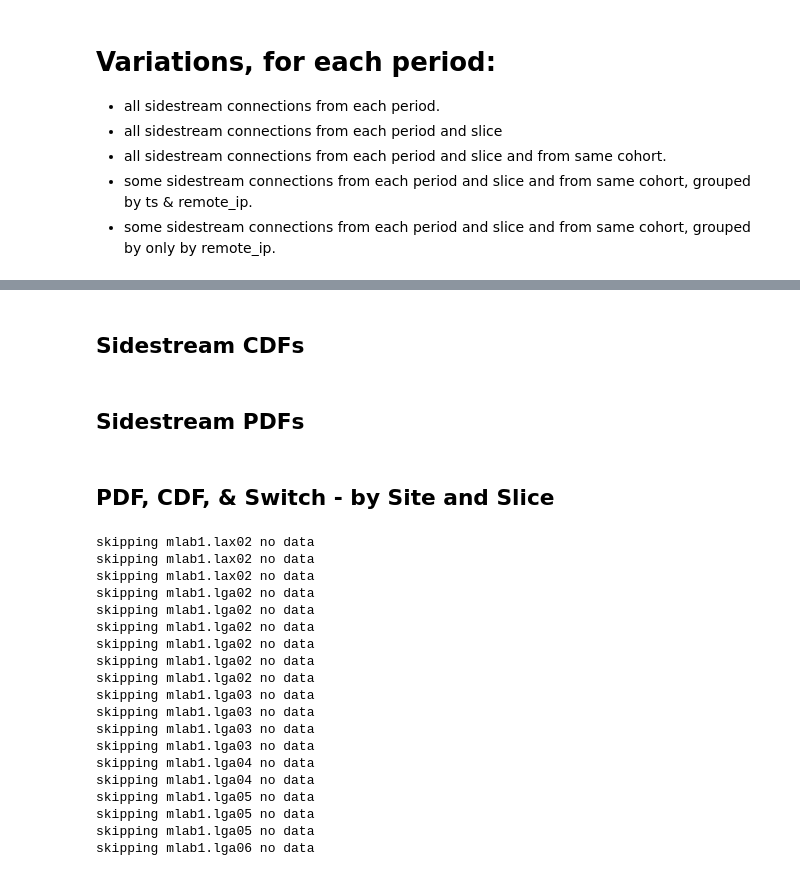
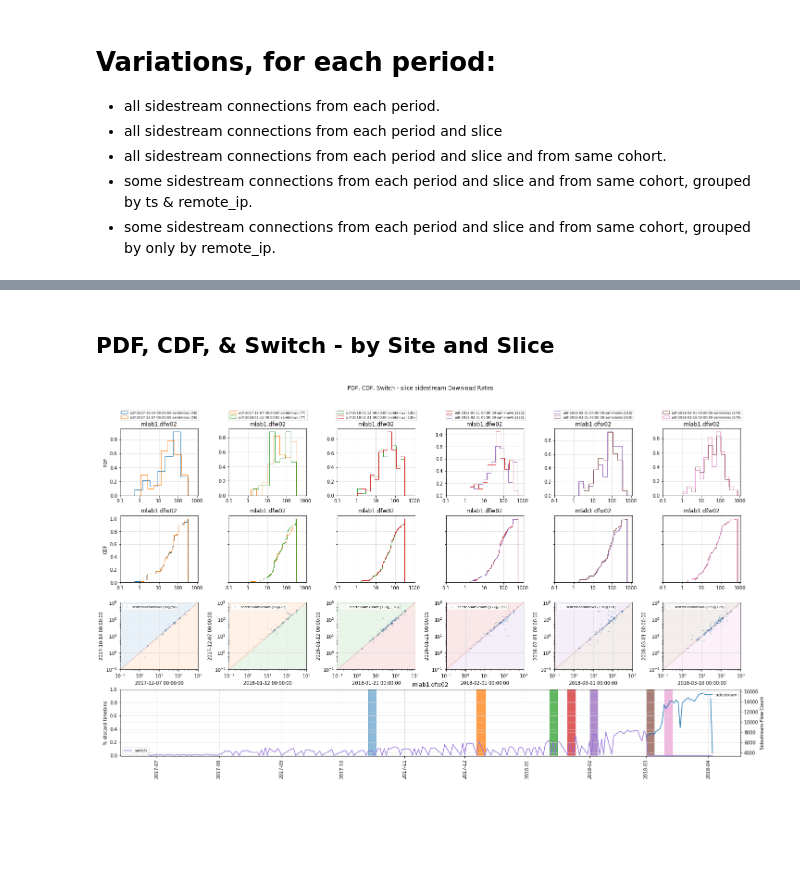
Before and after one commit to stephen-soltesz/ipython-testing, a Jupyter notebook: daily_discards.ipynb, the cells around one changed output, grey strips where cells are left out. Drawn from its saved outputs; the diff is of its cells as text; code cells hidden in the pictures; blank space fills up the shorter version.

```diff
--- a/daily_discards.ipynb
+++ b/daily_discards.ipynb
@@ -494,3 +498,33 @@ periods_list = [
     (datetime.datetime(2018,  2, 1),  datetime.datetime(2018,  3,  1)),
     (datetime.datetime(2018,  3, 1),  datetime.datetime(2018,  3,  10)),
 ]
+# %%
+df_disco_discards = run_query("""
+#standardSQL
+SELECT
+  name AS hostname,
+  FORMAT_TIMESTAMP("%Y-%m-%d", TIMESTAMP_TRUNC(sts, DAY)) AS day,
+  UNIX_SECONDS(TIMESTAMP_TRUNC(sts, DAY)) AS ts,
+  COUNTIF(metric = 'switch.discards.uplink.tx' AND value > 0) / 8640 AS pct_discards
+
+FROM (
+  SELECT
+    metric,
+    REGEXP_EXTRACT(hostname, r'(mlab[1-4].[a-z]{3}[0-9]{2}).*') AS name,
+    sample.timestamp AS sts,
+    sample.value AS value
+  FROM
+    `measurement-lab.base_tables.switch*`,
+    UNNEST(sample) AS sample
+  WHERE
+     metric LIKE 'switch.discards.uplink.tx'
+  GROUP BY
+    hostname, metric, sts, value
+)
+WHERE
+  name IS NOT NULL
+GROUP BY
+  hostname, day, ts
+ORDER BY
+  hostname, day, ts
+""")
@@ -561,10 +614,10 @@ SELECT
 FROM
     `mlab-sandbox.batch.sidestream*`
 WHERE
-        (  betweenTimes(web100_log_entry.snap.StartTimeStamp, '"""+a_s+"""', '"""+a_e+"""')
-        OR betweenTimes(web100_log_entry.snap.StartTimeStamp, '"""+b_s+"""', '"""+b_e+"""')
-        )
-  AND (test_id LIKE '%"""+host+"""%')
+      (test_id LIKE '%"""+host+"""%')
+  AND web100_log_entry.snap.StartTimeStamp <= 1521674526
+  AND (   betweenTimes(web100_log_entry.snap.StartTimeStamp, '"""+a_s+"""', '"""+a_e+"""')
+       OR betweenTimes(web100_log_entry.snap.StartTimeStamp, '"""+b_s+"""', '"""+b_e+"""'))
   AND web100_log_entry.snap.HCThruOctetsAcked >= 1000000 -- 819200
   AND (web100_log_entry.snap.SndLimTimeRwin +
     web100_log_entry.snap.SndLimTimeCwnd +
@@ -586,6 +639,7 @@ WHERE
          `mlab-sandbox.batch.sidestream*`
       WHERE
           (test_id LIKE '%"""+host+"""%')
+            AND    web100_log_entry.snap.StartTimeStamp <= 1521674526
         AND betweenTimes(web100_log_entry.snap.StartTimeStamp, '"""+a_s+"""', '"""+a_e+"""')
         AND sliceFromIP(web100_log_entry.connection_spec.local_ip) = 7
         AND web100_log_entry.snap.HCThruOctetsAcked >= 819200
@@ -609,6 +663,7 @@ WHERE
          `mlab-sandbox.batch.sidestream*`
       WHERE
           (test_id LIKE '%"""+host+"""%')
+            AND    web100_log_entry.snap.StartTimeStamp <= 1521674526
         AND betweenTimes(web100_log_entry.snap.StartTimeStamp, '"""+b_s+"""', '"""+b_e+"""')
         AND sliceFromIP(web100_log_entry.connection_spec.local_ip) = 7
                 AND web100_log_entry.snap.HCThruOctetsAcked >=  819200
@@ -633,7 +688,7 @@ GROUP BY
 
 GROUP BY
   hostname, slice, period, ts,  remote_ip
-)
+  )
 
 GROUP BY
   hostname, slice, period, remote_ip
@@ -651,7 +809,3 @@ saved 5 (5, '2018-03-01 00:00:00', '2018-03-10 00:00:00') mlab1.dfw02 359
-# %% [markdown]
-## Sidestream CDFs
-# %% [markdown]
-## Sidestream PDFs
 # %% [markdown]
 ## PDF, CDF, & Switch - by Site and Slice
 # %%
@@ -774,7 +928,7 @@ for i, host in enumerate(sorted(df_hosts.keys())):
     axes[3] = plt.subplot2grid((rows, cols), (3, 0), colspan=cols)
     ax = axes[3]
 
-    ds = df_disco[ df_disco['hostname'] == host ]
+    ds = df_disco_discards[ df_disco_discards['hostname'] == host ]
     ax.plot_date(dates.epoch2num(ds['ts']), ds['pct_discards'], ls='-', ms=0, label='switch', color='mediumpurple')
 
     ax.set_title(host)
@@ -785,49 +939,31 @@ for i, host in enumerate(sorted(df_hosts.keys())):
     # Color switch regions with the PDF periods based on legend colors.
     for p in range(0, len(df_hosts[host])):
         h, l = axes[0][p].get_legend_handles_labels()
         for k, line in enumerate(h):
             s = label2date[l[k]]
             s = datetime.datetime.strptime(s, "%Y-%m-%d %H:%M:%S")
             e = s + datetime.timedelta(days=4)
             color = h[k].get_edgecolor()
             ax.axvspan(dates.date2num(s), dates.date2num(e), alpha=0.5, color=color)
 
     ax.set_ylabel('% discard timebins')
     ax2 = ax.twinx()
 
     ds = df_ss_count[ df_ss_count['hostname'] == host ]
 
     ax2.plot_date(dates.epoch2num(ds['ts']), ds['count'], ls='-', ms=0, label='sidestream')
     ax2.set_ylabel('Sidestream Flow Count')
     ax2.grid(color='#dddddd')
 
     ax.legend(loc=3, fontsize='small')
     ax2.legend(loc=1, fontsize='small')
 
 
     axes[0][0].set_ylabel('PDF')
     axes[1][0].set_ylabel('CDF')
 
     fig.suptitle(title)
     fig.subplots_adjust(hspace=0.3, wspace=0.4)
     plt.show()
 # %% [output]
-skipping mlab1.lax02 no data
-skipping mlab1.lax02 no data
-skipping mlab1.lax02 no data
-skipping mlab1.lga02 no data
-skipping mlab1.lga02 no data
-skipping mlab1.lga02 no data
-skipping mlab1.lga02 no data
-skipping mlab1.lga02 no data
-skipping mlab1.lga02 no data
-skipping mlab1.lga03 no data
-skipping mlab1.lga03 no data
-skipping mlab1.lga03 no data
-skipping mlab1.lga03 no data
-skipping mlab1.lga04 no data
-skipping mlab1.lga04 no data
-skipping mlab1.lga05 no data
-skipping mlab1.lga05 no data
-skipping mlab1.lga05 no data
-skipping mlab1.lga06 no data
+[figure, added]
```
Also changed, not shown: parts of 23 cells of this notebook.
